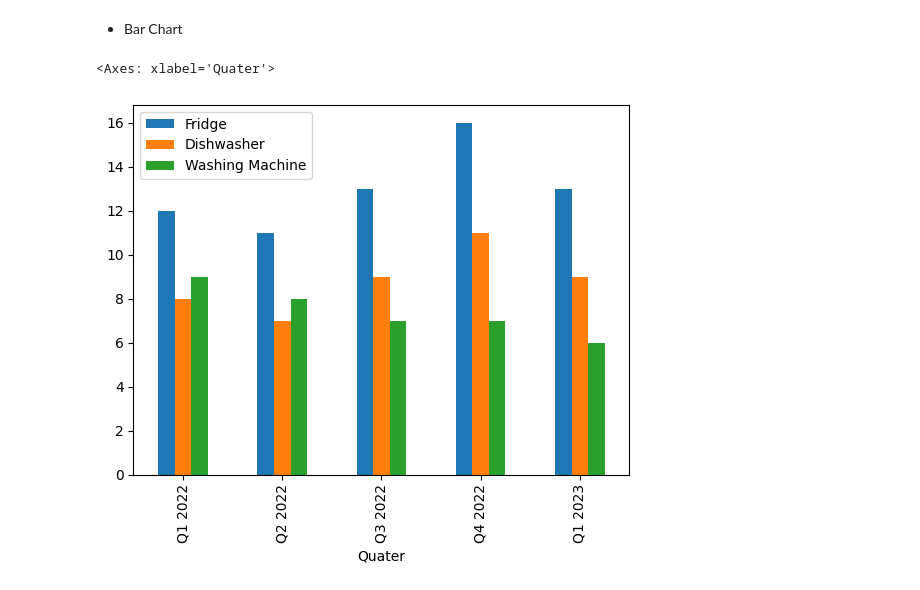
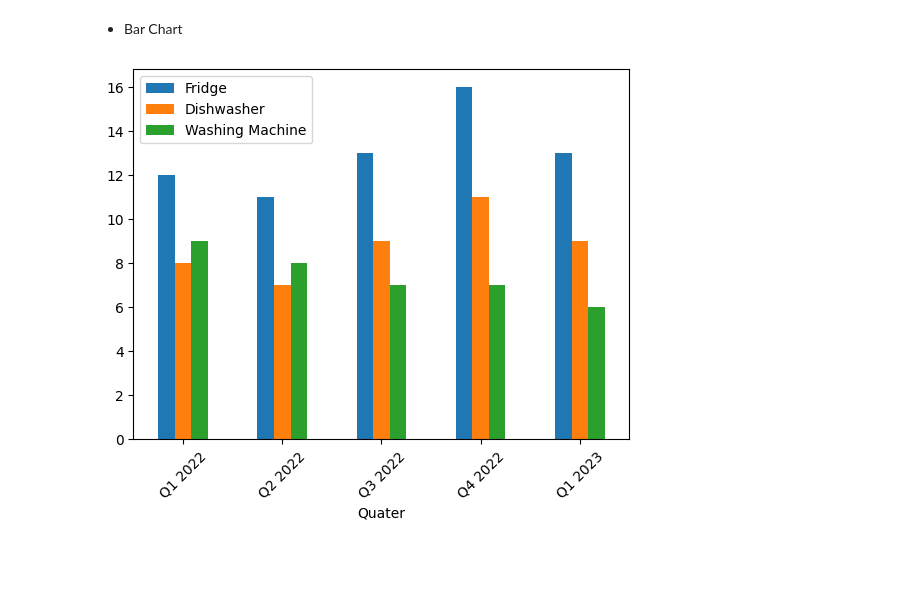
Before and after one commit to Saad-SYEDK/Matplotlib-and-Seaborn, a Jupyter notebook: notes.ipynb, the cells around one changed output. Cells and saved outputs as stored; diff of their text form; code cells hidden in the pictures; blank space fills up the shorter version.

```diff
--- a/notes.ipynb
+++ b/notes.ipynb
@@ -121,6 +121,9 @@ plt.show()
 - Bar Chart
 # %%
 df.plot(kind="bar", x="Quater", )
+
+# Tilt the x-axis labels for better readability
+plt.xticks(rotation=45)
+plt.show()
 # %% [output]
-<Axes: xlabel='Quater'>
-[figure, old version]
+[figure, new version]
```
Also changed, not shown: parts of 5 cells of this notebook.
